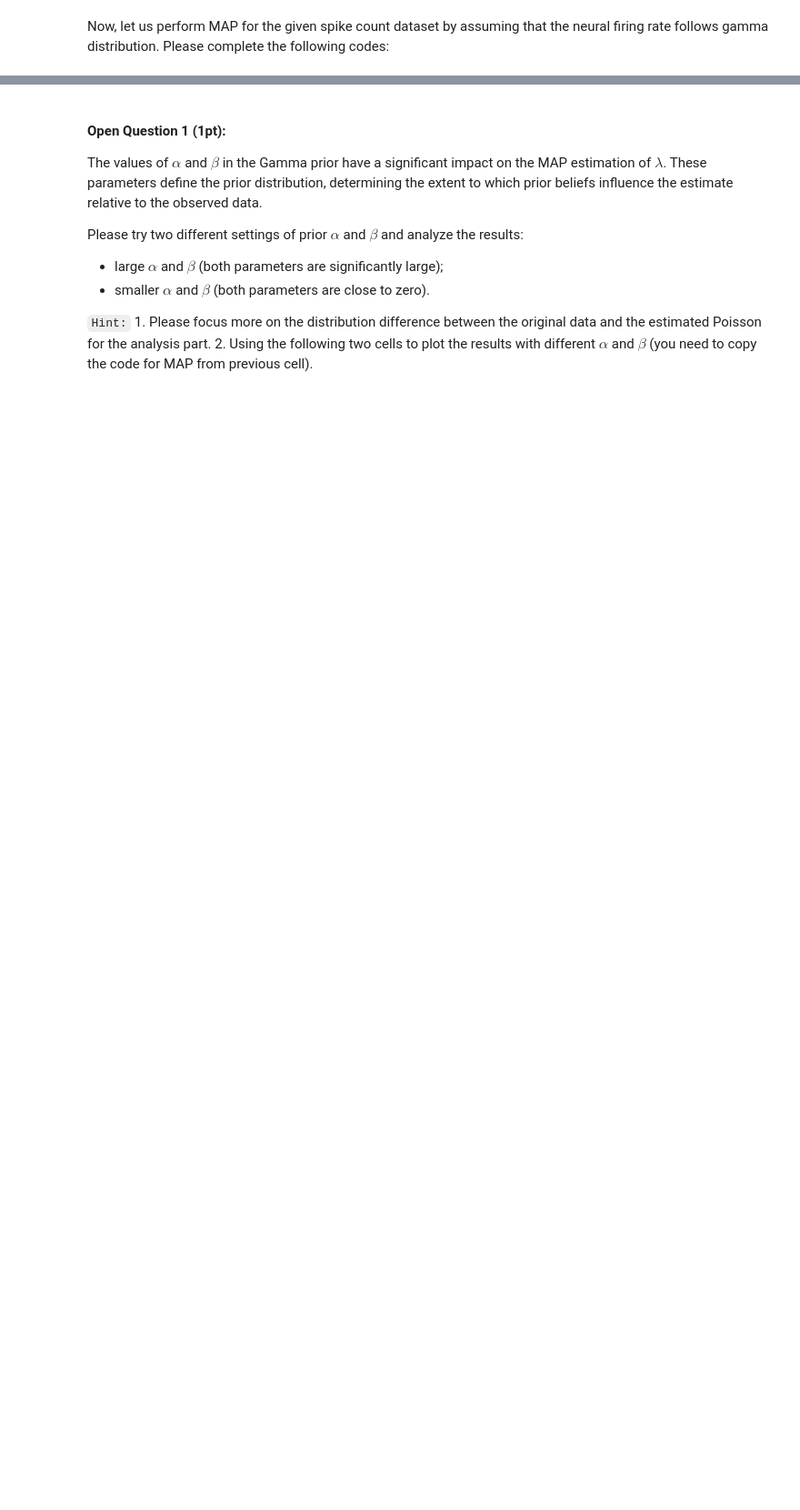
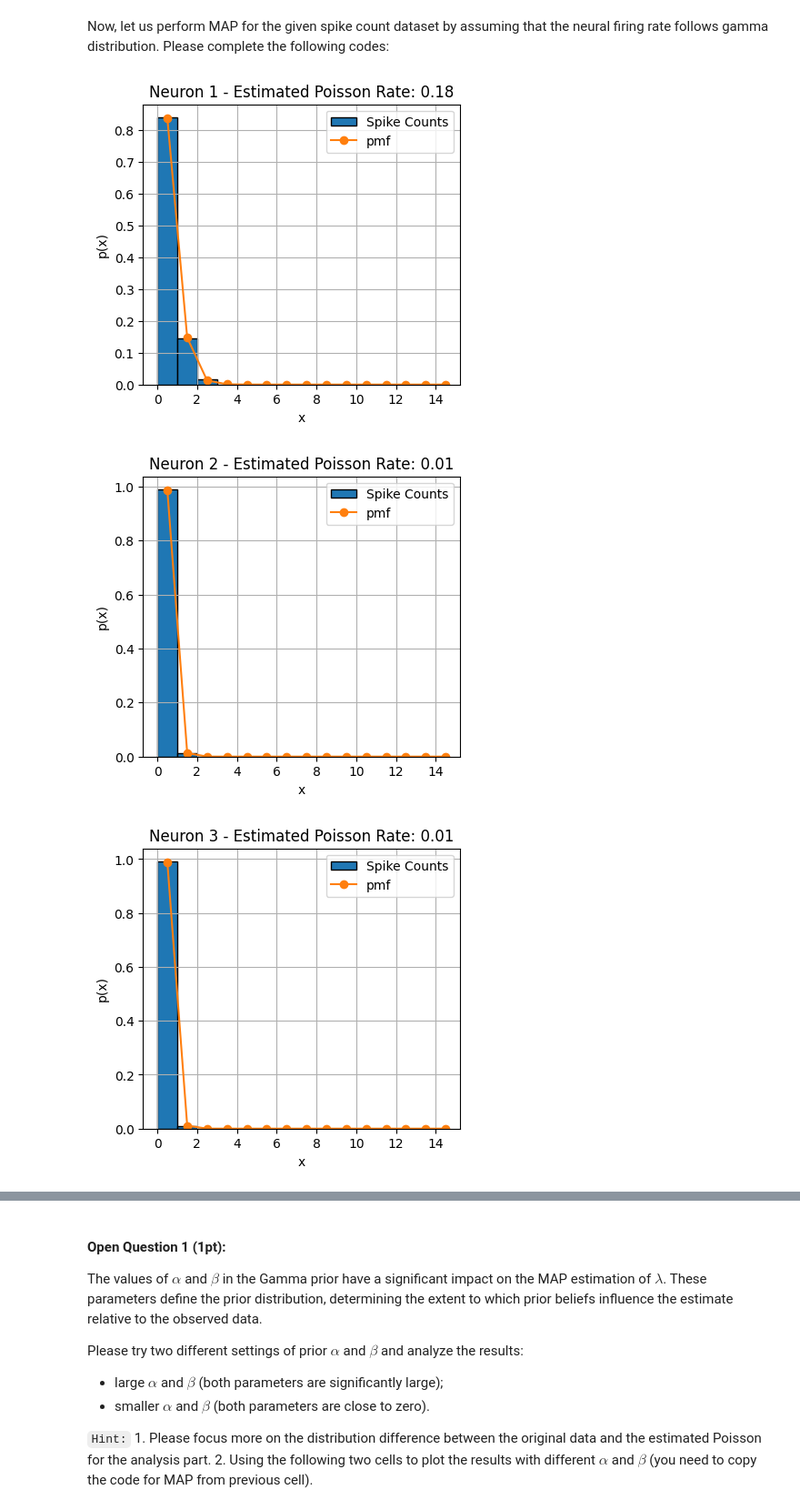
Before and after one commit to josephyu11600/ML-Neural-Data, a Jupyter notebook: lab3/lab3.ipynb, the cells around one changed output, grey strips where cells are left out. Shown at 91% size. Cells and saved outputs as stored; diff of their text form; code cells hidden in the pictures; blank space fills up the shorter version.

```diff
--- a/lab3/lab3.ipynb
+++ b/lab3/lab3.ipynb
@@ -335,29 +354,32 @@ Now, let us perform MAP for the given spike count dataset by assuming that the n
 # %%
 estimated_rates = []
 alpha_prior = 2
 beta_prior = 1
 
 # Iterate through each neuron and perform MAP
 for neuron_idx in range(spike_data.shape[0]):
     spike_counts = spike_data[neuron_idx].numpy()
 
     # Step1: compute the summation of the spike count
     # Step2: find the total number of observations
     # Step3: update the estimated lambada in terms of the given formula
     # YOUR CODE HERE
-    raise NotImplementedError()
-
+    lambda_map = (alpha_prior -1 + spike_counts.sum())/(beta_prior + len(spike_counts))
     estimated_rates.append(lambda_map)
 
     # Plot the spike histogram and the fitted Poisson distribution
     plt.figure(figsize=(4.5, 4))
     bins = torch.arange(15)
     pois = Poisson(lambda_map)
     plt.hist(spike_counts, bins, density=True, edgecolor='k', label='Spike Counts')
     plt.plot(bins + .5, torch.exp(pois.log_prob(bins)), '-o', label='pmf')
     plt.xlabel("x")
     plt.ylabel("p(x)")
     plt.title(f'Neuron {neuron_idx+1} - Estimated Poisson Rate: {lambda_map:.2f}')
     plt.grid()
     plt.legend()
     plt.show()
+# %% [output]
+[figure, added]
+[figure, added]
+[figure, added]
```
Also changed, not shown: parts of 21 cells of this notebook, 2 other files.
